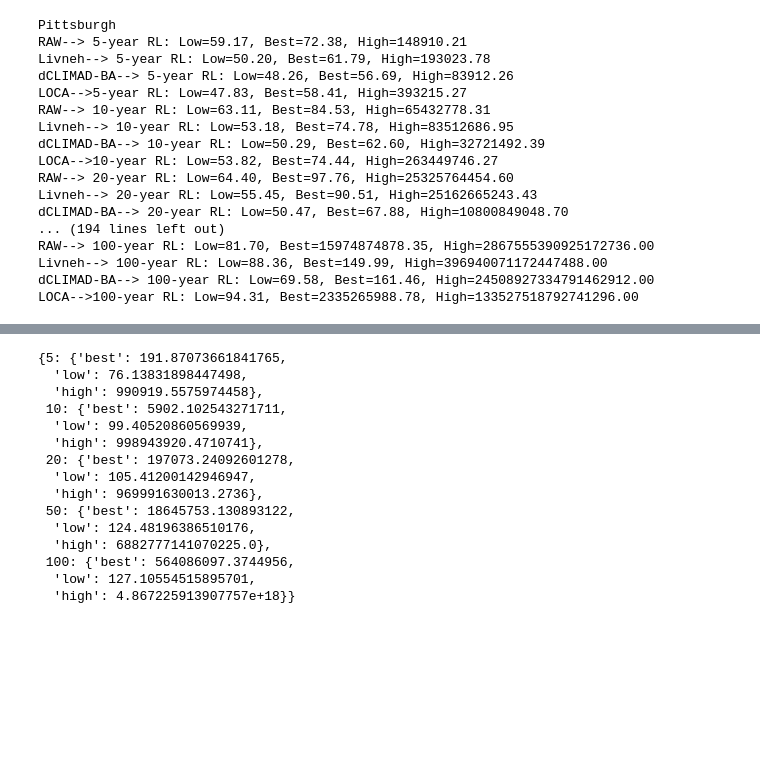
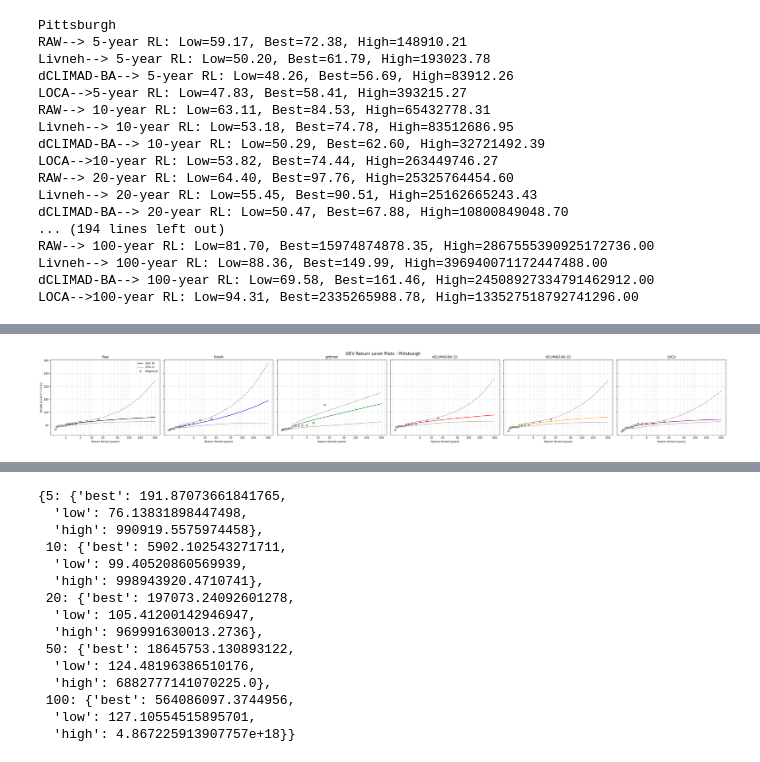
Before and after one commit to kasProg/dCLIMAD_BA, a Jupyter notebook: analysis_local.ipynb, the cells around one changed output, grey strips where cells are left out. Drawn from its saved outputs; the diff is of its cells as text; code cells hidden in the pictures; blank space fills up the shorter version.

```diff
--- a/analysis_local.ipynb
+++ b/analysis_local.ipynb
@@ -467,3 +486,81 @@ annual_max_y = calculate_annual_maxima(models[0]['y'], models[0]['x_time_np'])
 # %%
-metrics_y = fit_stationary_gev(annual_max_y[:,20])
+def plot_multi_gev(data_list, labels=None, title = None, return_periods=[2, 5, 10, 20, 50, 100, 200, 500], colors=None):
+    """
+    Plots GEV return level plots for multiple datasets.
+
+    Parameters:
+        data_list (list of arrays): List of annual max precipitation arrays.
+        labels (list of str): Titles for each panel.
+        return_periods (list): Return periods to compute.
+        colors (list of str): Colors for each GEV fit.
+    """
+    n_panels = len(data_list)
+    ncols = min(n_panels, 6)
+    nrows = int(np.ceil(n_panels / ncols))
+
+    fig, axs = plt.subplots(nrows, ncols, figsize=(6 * ncols, 5 * nrows), sharey=True)
+    axs = np.array(axs).flatten()
+
+    if labels is None:
+        labels = [f"Series {i+1}" for i in range(n_panels)]
+
+    if colors is None:
+        colors = ['black', 'blue', 'green', 'red', 'orange', 'purple']
+
+    for idx, (ax, data, label) in enumerate(zip(axs, data_list, labels)):
+        data = np.sort(data)
+        n = len(data)
+        empirical_rps = 1 / (1 - (np.arange(1, n + 1) / (n + 1)))
+
+        # GEV fit and CIs
+        best, low, high = fit_stationary_gev(data, return_periods)
+        # best = [metrics[rp]['best'] for rp in return_periods]
+        # low = [metrics[rp]['low'] for rp in return_periods]S
+        # high = [metrics[rp]['high'] for rp in return_periods]
+
+        color = colors[idx % len(colors)]
+        ax.plot(return_periods, best, color=color, label='GEV Fit/Gumbell Fit')
+        ax.plot(return_periods, low, '--', color='gray', label='95% CI' if idx == 0 else None)
+        ax.plot(return_periods, high, '--', color='gray')
+        ax.scatter(empirical_rps, data, facecolors='none', edgecolors='black', label='Empirical')
+
+        ax.set_xscale('log')
+        ax.set_xticks(return_periods)
+        ax.get_xaxis().set_major_formatter(plt.ScalarFormatter())  # Use regular numeric format
+
+        ax.set_title(label)
+        ax.set_xlabel('Return Period (years)')
+        ax.grid(True, which='both', linestyle='--', alpha=0.5)
+        if idx == 0:
+            ax.set_ylabel('Return Level (mm/day)')
+            ax.legend()
+
+    # Hide extra axes if any
+    for j in range(len(data_list), len(axs)):
+        fig.delaxes(axs[j])
+
+    plt.suptitle(f"GEV Return Level Plots - {title}", fontsize=16)
+    plt.tight_layout()
+    plt.subplots_adjust(top=0.9)
+    plt.show()
+
+
+
+annual_max_x = calculate_annual_maxima(models[0]['x'], models[0]['x_time_np'])
+annual_max_xt = calculate_annual_maxima(models[0]['xt'], models[0]['x_time_np'])
+annual_max_xt1 = calculate_annual_maxima(models[1]['xt'], models[1]['x_time_np'])
+
+annual_max_y = calculate_annual_maxima(models[0]['y'], models[0]['x_time_np'])
+annual_max_y1 = calculate_annual_maxima(models[1]['y'], models[1]['x_time_np'])
+
+annual_max_loca = calculate_annual_maxima(loca, models[0]['x_time_np'])
+
+labels = ['Raw', models[0]['config']['ref'], models[1]['config']['ref'], 'dCLIMAD-BA (1)',  'dCLIMAD-BA (2)', 'LOCA']
+
+num_cities = len(cities)
+for j in range(num_cities):
+    loc = nearest_indices[j]
+    city_name = list(cities.keys())[j]
+    data_list = [annual_max_x[:,loc], annual_max_y[:,loc], annual_max_y1[:,loc], annual_max_xt[:,loc], annual_max_xt1[:,loc], annual_max_loca[:,loc]]
+    plot_multi_gev(data_list = data_list, labels = labels, title = city_name)
 # %% [output]
@@ -470,0 +568 @@ metrics_y = fit_stationary_gev(annual_max_y[:,20])
+[figure, added]
```
Also changed, not shown: parts of 6 cells of this notebook, 1 other file.
